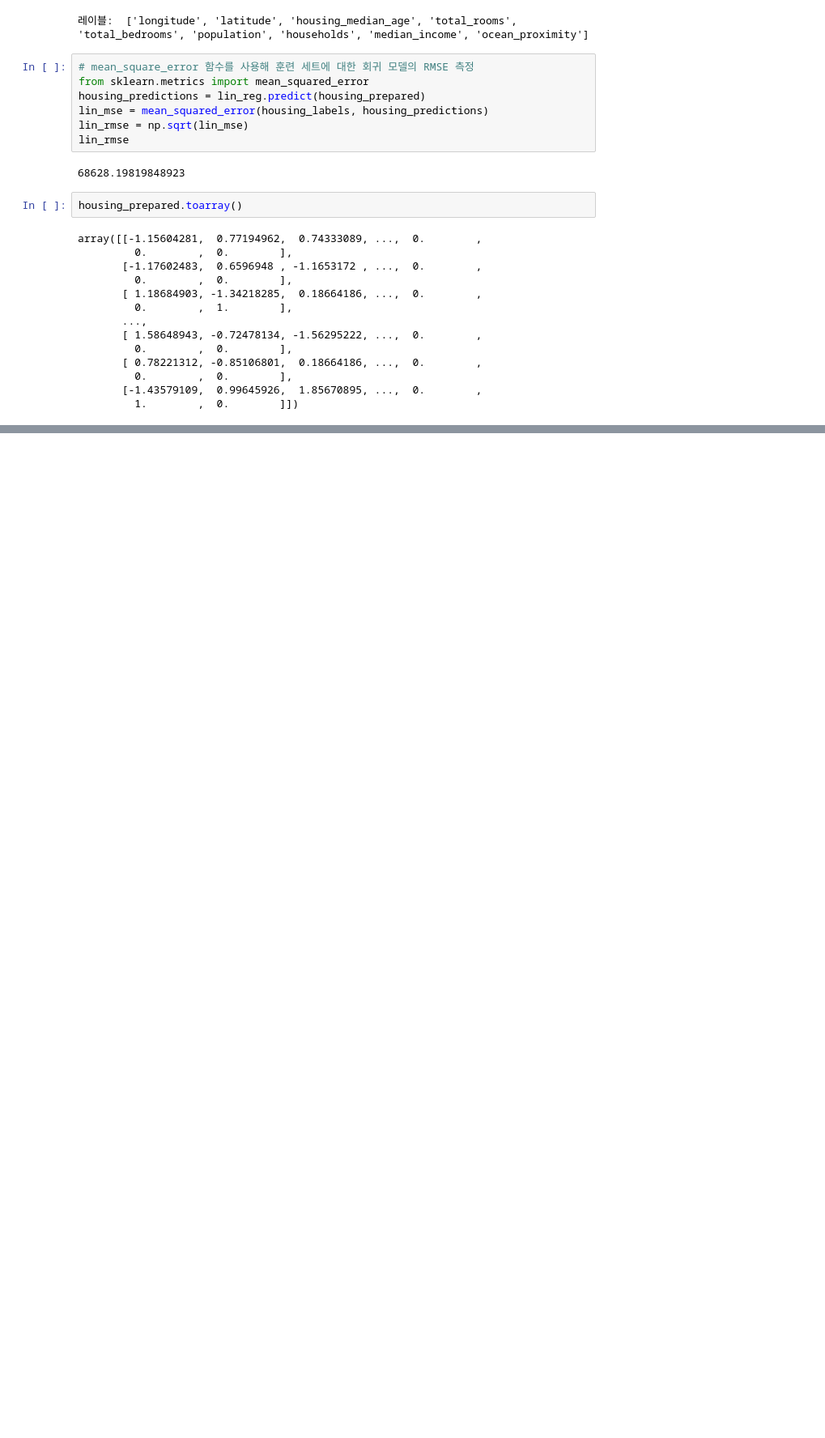
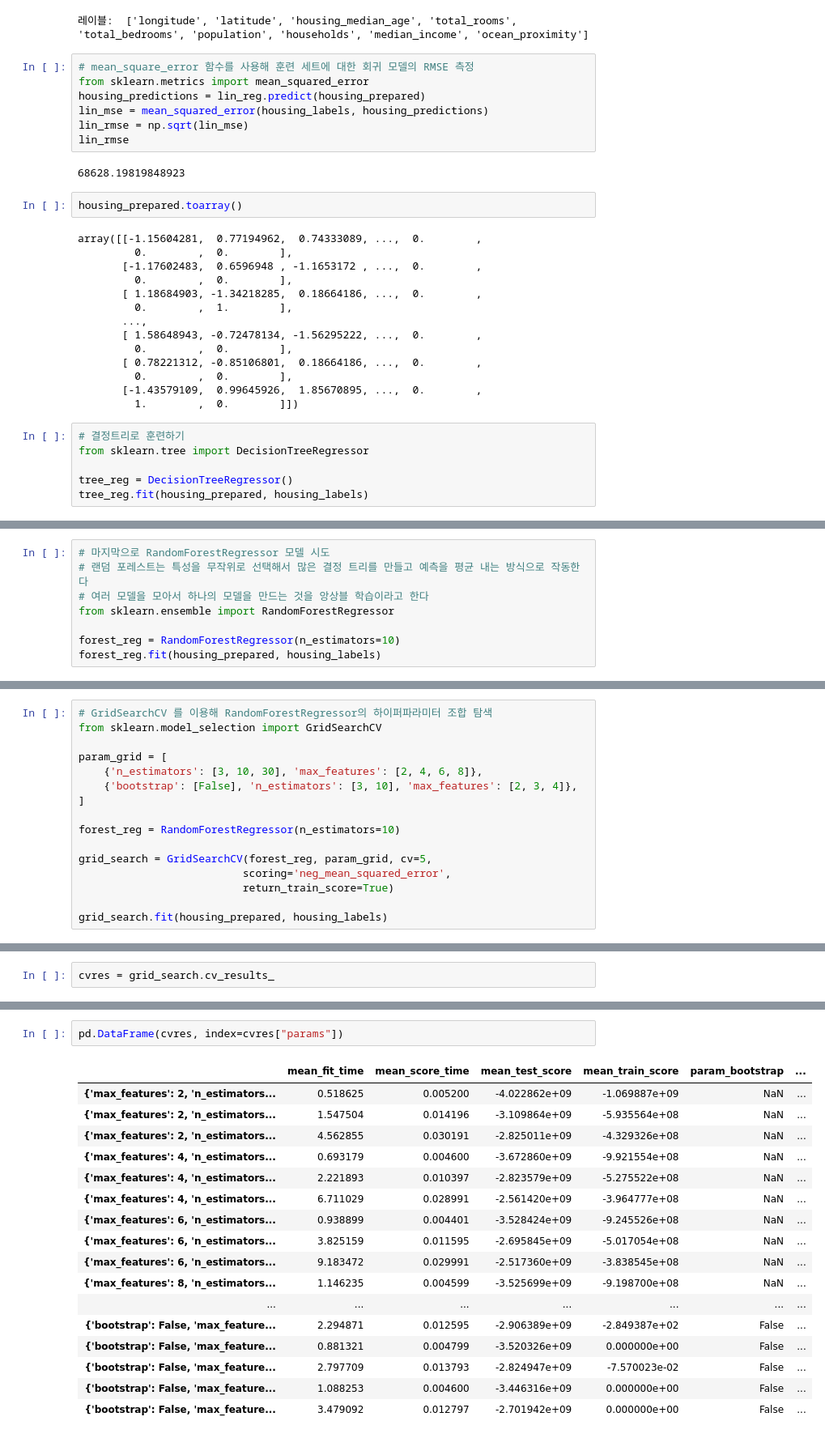
Before and after one commit to KyungjeCho/hands-on-ml-with-sklearn-n-tf, a Jupyter notebook: Housing.ipynb, the cells around one changed output, grey strips where cells are left out. Shown at 81% size. Cells and saved outputs as stored; diff of their text form; blank space fills up the shorter version.

Commit message:
Housing
완료

```diff
--- a/Housing.ipynb
+++ b/Housing.ipynb
@@ -692,3 +692,9 @@ array([[-1.15604281,  0.77194962,  0.74333089, ...,  0.        ,
          0.        ,  0.        ],
        [-1.43579109,  0.99645926,  1.85670895, ...,  0.        ,
          1.        ,  0.        ]])
+# %%
+# 결정트리로 훈련하기
+from sklearn.tree import DecisionTreeRegressor
+
+tree_reg = DecisionTreeRegressor()
+tree_reg.fit(housing_prepared, housing_labels)
@@ -694,0 +767,8 @@ array([[-1.15604281,  0.77194962,  0.74333089, ...,  0.        ,
+# %%
+# 마지막으로 RandomForestRegressor 모델 시도
+# 랜덤 포레스트는 특성을 무작위로 선택해서 많은 결정 트리를 만들고 예측을 평균 내는 방식으로 작동한다
+# 여러 모델을 모아서 하나의 모델을 만드는 것을 앙상블 학습이라고 한다
+from sklearn.ensemble import RandomForestRegressor
+
+forest_reg = RandomForestRegressor(n_estimators=10)
+forest_reg.fit(housing_prepared, housing_labels)
@@ -694,0 +811,16 @@ array([[-1.15604281,  0.77194962,  0.74333089, ...,  0.        ,
+# %%
+# GridSearchCV 를 이용해 RandomForestRegressor의 하이퍼파라미터 조합 탐색
+from sklearn.model_selection import GridSearchCV
+
+param_grid = [
+    {'n_estimators': [3, 10, 30], 'max_features': [2, 4, 6, 8]},
+    {'bootstrap': [False], 'n_estimators': [3, 10], 'max_features': [2, 3, 4]},
+]
+
+forest_reg = RandomForestRegressor(n_estimators=10)
+
+grid_search = GridSearchCV(forest_reg, param_grid, cv=5,
+                          scoring='neg_mean_squared_error',
+                          return_train_score=True)
+
+grid_search.fit(housing_prepared, housing_labels)
@@ -694,0 +852,2 @@ array([[-1.15604281,  0.77194962,  0.74333089, ...,  0.        ,
+# %%
+cvres = grid_search.cv_results_
@@ -694,0 +876,20 @@ array([[-1.15604281,  0.77194962,  0.74333089, ...,  0.        ,
+# %%
+pd.DataFrame(cvres, index=cvres["params"])
+# %% [output]
+|  | mean_fit_time | mean_score_time | mean_test_score | mean_train_score | param_bootstrap | ... |
+| {'max_features': 2, 'n_estimators... | 0.518625 | 0.005200 | -4.022862e+09 | -1.069887e+09 | NaN | ... |
+| {'max_features': 2, 'n_estimators... | 1.547504 | 0.014196 | -3.109864e+09 | -5.935564e+08 | NaN | ... |
+| {'max_features': 2, 'n_estimators... | 4.562855 | 0.030191 | -2.825011e+09 | -4.329326e+08 | NaN | ... |
+| {'max_features': 4, 'n_estimators... | 0.693179 | 0.004600 | -3.672860e+09 | -9.921554e+08 | NaN | ... |
+| {'max_features': 4, 'n_estimators... | 2.221893 | 0.010397 | -2.823579e+09 | -5.275522e+08 | NaN | ... |
+| {'max_features': 4, 'n_estimators... | 6.711029 | 0.028991 | -2.561420e+09 | -3.964777e+08 | NaN | ... |
+| {'max_features': 6, 'n_estimators... | 0.938899 | 0.004401 | -3.528424e+09 | -9.245526e+08 | NaN | ... |
+| {'max_features': 6, 'n_estimators... | 3.825159 | 0.011595 | -2.695845e+09 | -5.017054e+08 | NaN | ... |
+| {'max_features': 6, 'n_estimators... | 9.183472 | 0.029991 | -2.517360e+09 | -3.838545e+08 | NaN | ... |
+| {'max_features': 8, 'n_estimators... | 1.146235 | 0.004599 | -3.525699e+09 | -9.198700e+08 | NaN | ... |
+| ... | ... | ... | ... | ... | ... | ... |
+| {'bootstrap': False, 'max_feature... | 2.294871 | 0.012595 | -2.906389e+09 | -2.849387e+02 | False | ... |
+| {'bootstrap': False, 'max_feature... | 0.881321 | 0.004799 | -3.520326e+09 | 0.000000e+00 | False | ... |
+| {'bootstrap': False, 'max_feature... | 2.797709 | 0.013793 | -2.824947e+09 | -7.570023e-02 | False | ... |
+| {'bootstrap': False, 'max_feature... | 1.088253 | 0.004600 | -3.446316e+09 | 0.000000e+00 | False | ... |
+| {'bootstrap': False, 'max_feature... | 3.479092 | 0.012797 | -2.701942e+09 | 0.000000e+00 | False | ... |
```
Also changed, not shown: parts of 49 cells of this notebook.
